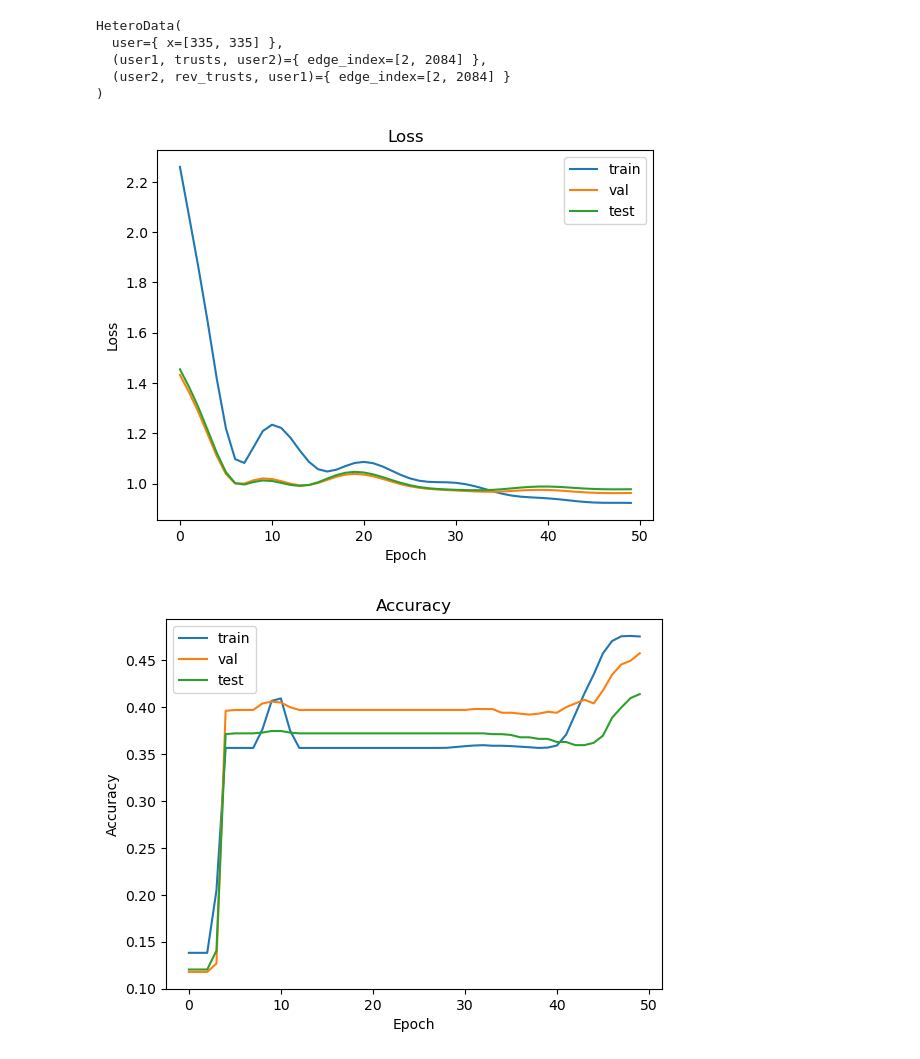
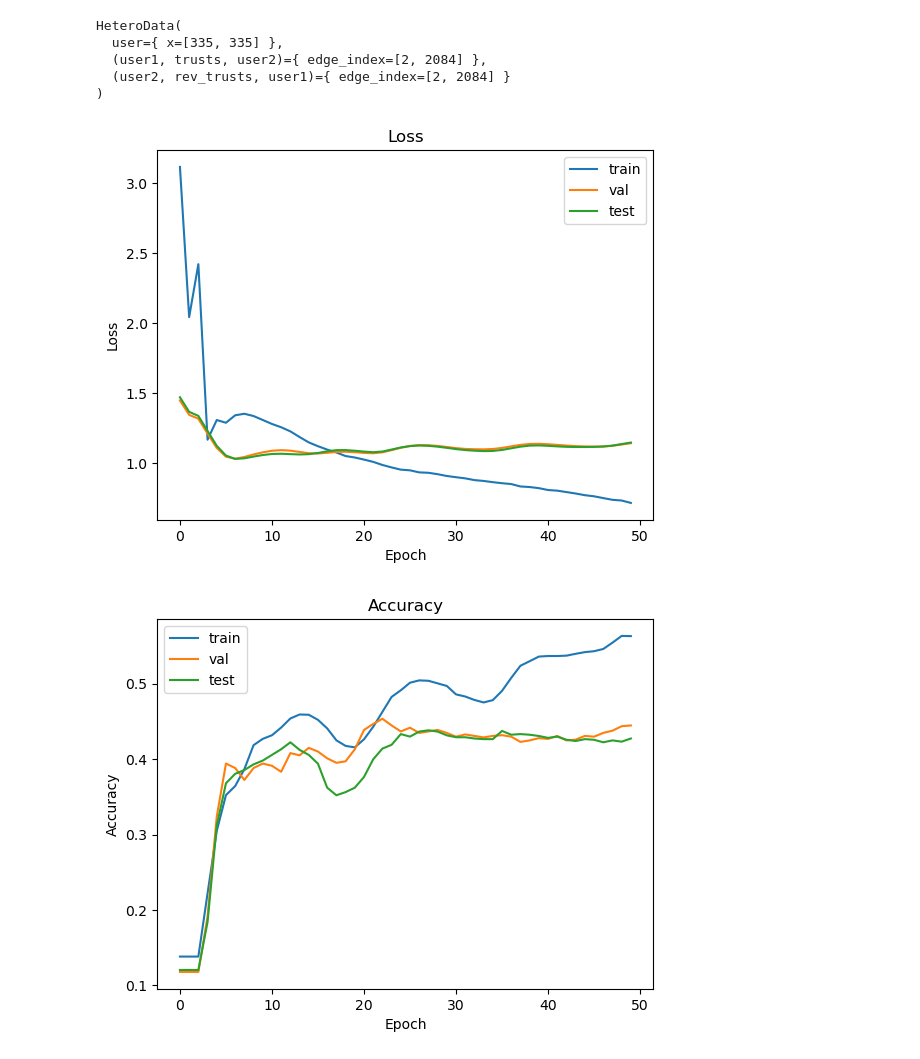
Before and after one commit to rrkrish561/gcn-for-collaborative-filtering, a Jupyter notebook: gncf_r.ipynb, the cells around one changed output. Drawn from its saved outputs; the diff is of its cells as text; code cells hidden in the pictures.

```diff
--- a/gncf_r.ipynb
+++ b/gncf_r.ipynb
@@ -21,7 +21,7 @@ else:
 
 device = torch.device('cpu')
 
-train_data, val_data, test_data, trust_data = load_graph('data/all_pos_data.csv', 'data/train_data.csv', 'data/validation_data.csv', 'data/test_data.csv', 'data/trust.csv')
+train_data, val_data, test_data, trust_data = load_graph('data/all_pos_data.csv', 'data/train_data.csv', 'data/testidation_data.csv', 'data/test_data.csv', 'data/trust.csv')
 train_data = train_data.to(device)
 val_data = val_data.to(device)
 test_data = test_data.to(device)
@@ -35,24 +35,13 @@ HeteroData(
 # %%
 class GNNEncoder(torch.nn.Module):
     def __init__(self, hidden_channels, out_channels):
-        # super().__init__()
-        # self.conv1 = pyg_nn.GATConv((-1, -1), hidden_channels, add_self_loops=False)
-        # self.lin1 = nn.Linear(hidden_channels, out_channels)
-        # self.conv2 = pyg_nn.GATConv((-1, -1), out_channels, add_self_loops=False)
-        # self.lin2 = nn.Linear(out_channels, out_channels)
         super().__init__()
         self.conv1 = SAGEConv((-1, -1), hidden_channels)
         self.conv2 = SAGEConv((-1, -1), out_channels)
-        # self.conv3 = SAGEConv((-1, -1), out_channels)
 
     def forward(self, x, edge_index):
-        # x = self.conv1(x, edge_index)
-        # x = self.lin1(x).relu()
-        # x = self.conv2(x, edge_index)
-        # x = self.lin2(x).relu()
         x = self.conv1(x, edge_index).relu()
         x = self.conv2(x, edge_index)
-        # x = self.conv3(x, edge_index)
 
         return x
 
@@ -68,7 +57,6 @@ class EdgeDecoder(torch.nn.Module):
         row, col = edge_label_index
         z = torch.cat([z_dict['user'][row], z_dict['item'][col]], dim=-1)
         z = self.bn1(self.lin1(z)).relu()
-        # z = self.lin1(z).relu()
         z = F.dropout(z, p=0.5, training=self.training)
         z = self.lin2(z)
         z = 4*self.sigmoid(z) + 1
@@ -87,15 +75,14 @@ class Model(torch.nn.Module):
         z_dict = self.encoder(x_dict, edge_index_dict)
         social_embedding = self.encoder_social(x_dict['user'], edge_index_dict_social)
         z_dict['user'] = torch.cat([z_dict['user'], social_embedding], dim=-1)
-        return self.decoder(z_dict, edge_label_index)
+        return self.decoder(z_dict, edge_label_index), z_dict['user']
 # %%
 def train(model, train_data, optimizer, criterion, trust_data):
     model.train()
     optimizer.zero_grad()
-    pred = model(train_data.x_dict, train_data.edge_index_dict,
+    pred, _ = model(train_data.x_dict, train_data.edge_index_dict,
                  train_data['user', 'item'].edge_label_index, trust_data['user1', 'user2'].edge_index)
     target = (train_data['user', 'item'].edge_label).float()
-    # loss = weighted_mse_loss(pred, target, weight)
     loss = criterion(pred, target)
     loss.backward()
     optimizer.step()
@@ -104,9 +91,8 @@ def train(model, train_data, optimizer, criterion, trust_data):
 def test(model, data, trust_data):
     model.eval()
     with torch.no_grad():
-        pred = model(data.x_dict, data.edge_index_dict,
+        pred, _ = model(data.x_dict, data.edge_index_dict,
                     data['user', 'item'].edge_label_index, trust_data['user1', 'user2'].edge_index)
-        # pred = pred.clamp(min=0.5, max=5.49)
 
         target = data['user', 'item'].edge_label.float()
         rmse = F.mse_loss(pred, target).sqrt()
@@ -143,21 +129,23 @@ def train_loop(model, train_data, val_data, test_data, trust_data, optimizer, ep
 
     return train_losses, train_accuracies, val_losses, val_accuracies, test_losses, test_accuracies
 # %%
-hidden_channels = 8
+hidden_channels = 128
 lr = 0.01
 epochs = 50
 conv = 'SAGEConv'
 num_layers = 2
 social = 'True'
+isTest = 'True'
 criterion = nn.MSELoss()
 save_path = f'hidden_channels-{hidden_channels}_lr-{lr}_epochs-{epochs}_conv-{conv}_social-{social}_num_layers-{num_layers}'
 
 model = Model(hidden_channels=hidden_channels, metadata=train_data.metadata()).to(device)
 optimizer = torch.optim.Adam(model.parameters(), lr=lr)
 # %%
+os.makedirs(f'runs_rating/{save_path}')
+
 train_losses, train_accuracies, val_losses, val_accuracies, test_losses, test_accuracies = train_loop(model, train_data, val_data, test_data, trust_data, optimizer, epochs, criterion, save_path)
 
-os.makedirs(f'runs_rating/{save_path}', exist_ok=True)
 with open(f'runs_rating/{save_path}/data.pkl', 'wb') as f:
     pickle.dump({'train_losses': train_losses,
                  'train_accs': train_accuracies,
@@ -173,32 +161,32 @@ time.sleep(1)
 with open(f'runs_rating/{save_path}/data.pkl', 'rb') as f:
     data = pickle.load(f)
     model = data['model']
     train_losses = data['train_losses']
     train_accs = data['train_accs']
     val_losses = data['val_losses']
     val_accs = data['val_accs']
     test_losses = data['test_losses']
     test_accs = data['test_accs']
 
 plt.figure()
 plt.plot(train_losses, label='train')
 plt.plot(val_losses, label='val')
 plt.plot(test_losses, label='test')
 plt.legend()
 plt.xlabel('Epoch')
 plt.ylabel('Loss')
 plt.title('Loss')
 plt.savefig(f'runs_rating/{save_path}/loss.png')
 
 plt.figure()
 plt.plot(train_accs, label='train')
 plt.plot(val_accs, label='val')
 plt.plot(test_accs, label='test')
 plt.legend()
 plt.xlabel('Epoch')
 plt.ylabel('Accuracy')
 plt.title('Accuracy')
 plt.savefig(f'runs_rating/{save_path}/accuracy.png')
 # %% [output]
-[figure, old version]
+[figure, new version]
-[figure, old version]
+[figure, new version]
```
Also changed, not shown: parts of 7 cells of this notebook, 2 other files.
